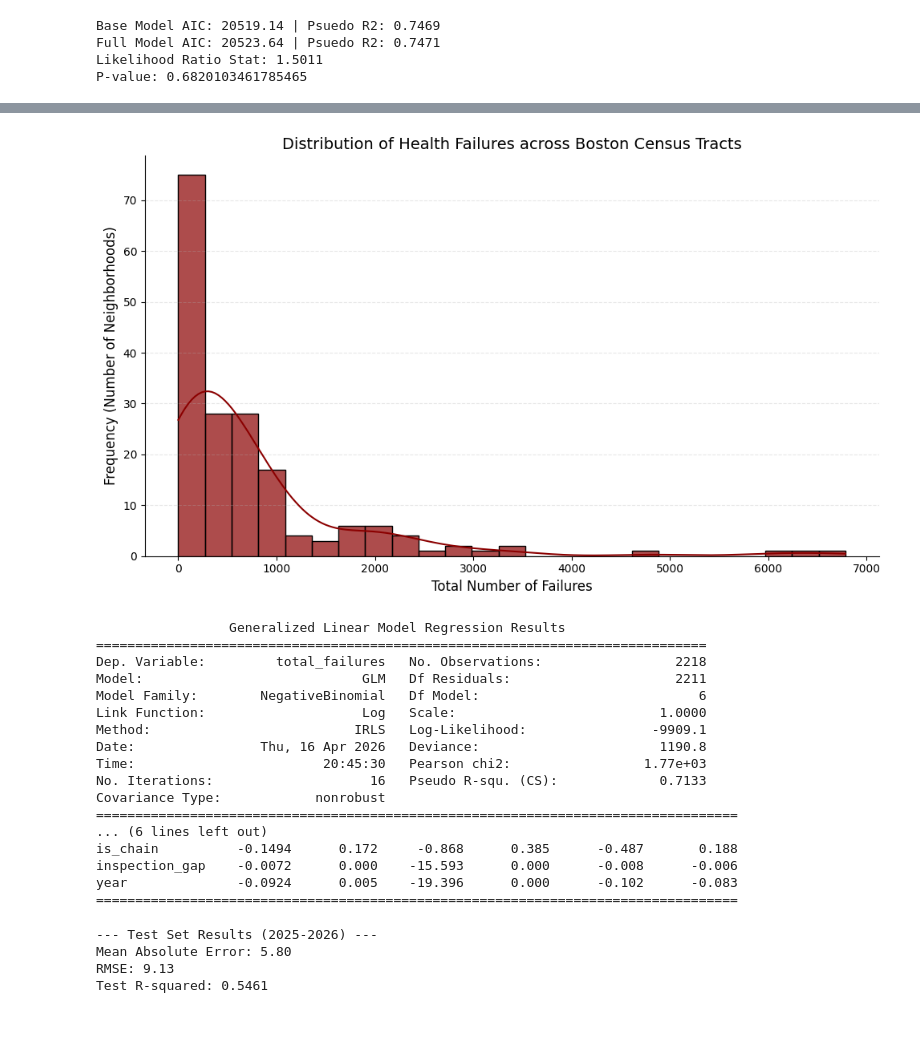
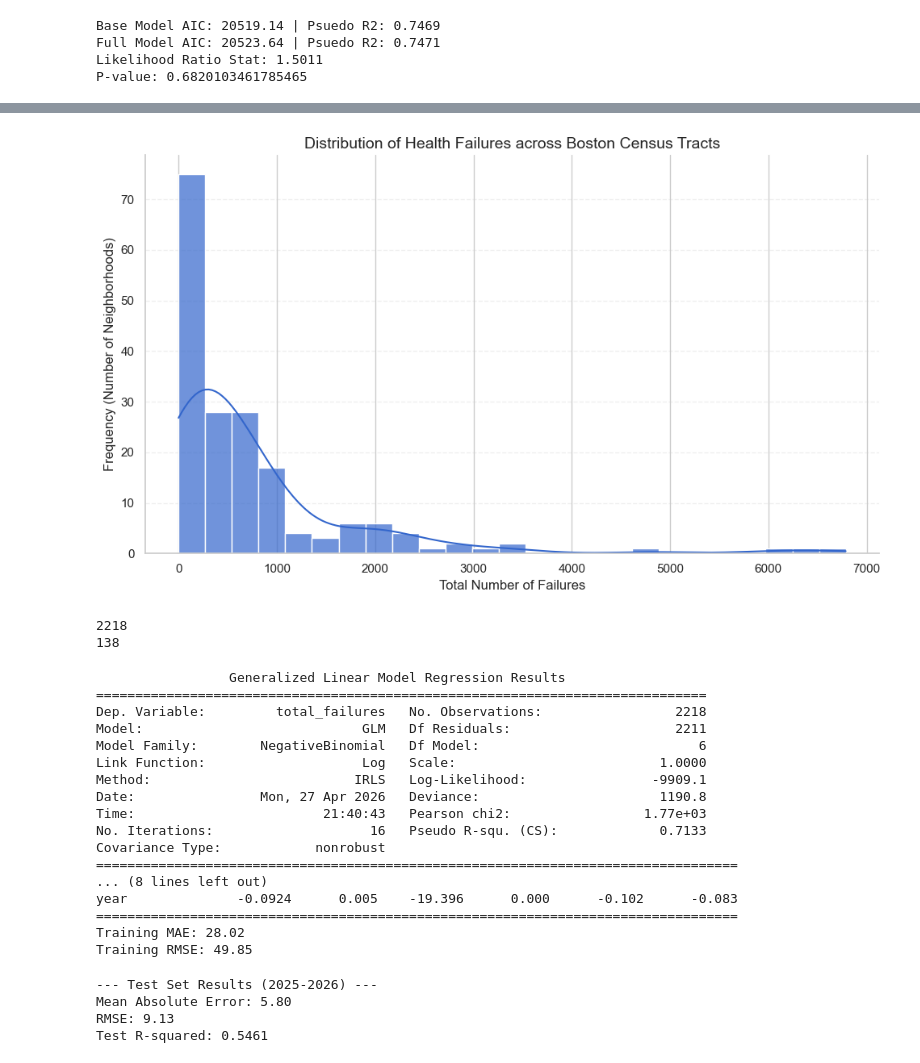
Before and after one commit to sy112-ops/YehS.ProjectDSH, a Jupyter notebook: YehS.ProjectDSH.ipynb, the cells around one changed output, grey strips where cells are left out. Drawn from its saved outputs; the diff is of its cells as text; code cells hidden in the pictures; blank space fills up the shorter version.

```diff
--- a/YehS.ProjectDSH.ipynb
+++ b/YehS.ProjectDSH.ipynb
@@ -484,20 +517,20 @@ P-value: 0.6820103461785465
 # %%
 #Histogram plot of total failures
 tract_totals = final_analysis_df.groupby('fips_tract')['total_failures'].sum().reset_index()
 plt.figure(figsize=(10,6))
 
-sns.histplot(tract_totals['total_failures'], bins = 25, kde = True, color = 'darkred', alpha = 0.7)
+sns.histplot(tract_totals['total_failures'], bins = 25, kde = True, color = '#3366CC', alpha = 0.7)
 plt.title('Distribution of Health Failures across Boston Census Tracts', fontsize = 14)
 plt.xlabel('Total Number of Failures', fontsize=12)
 plt.ylabel('Frequency (Number of Neighborhoods)', fontsize=12)
 
 plt.grid(axis='y', linestyle = '--', alpha =0.3)
 sns.despine()
 plt.tight_layout()
 plt.savefig('tract_failure_histogram.png', dpi = 300)
 plt.show()
 # %% [output]
-[figure, old version]
+[figure, new version]
 # %%
 #Train/Test Split
 features = [
@@ -514,18 +547,34 @@ y_train = train_df['total_failures']
 
 X_test = test_df[features]
 y_test = test_df['total_failures']
+# %%
+print(len(train_df))
+print(len(test_df))
+# %% [output]
+2218
+138
 # %%
 import statsmodels.api as sm
 import statsmodels.formula.api as smf
+from sklearn.metrics import mean_squared_error
 
 #FINAL MODEL
-df_model['year'] = df_model['year'].astype('category')
-
 
 model_train = smf.glm(formula = "total_failures~flag_hygiene + flag_pests + flag_debris + is_chain + inspection_gap + year", data = train_df,
                         family = sm.families.NegativeBinomial()).fit()
 
 print(model_train.summary())
+
+y_train_pred = model_train.predict(train_df)
+y_train_actual = train_df['total_failures']
+
+train_rmse = np.sqrt(mean_squared_error(y_train_actual, y_train_pred))
+
+from sklearn.metrics import mean_absolute_error
+train_mae = mean_absolute_error(y_train_actual, y_train_pred)
+
+print(f"Training MAE: {train_mae:.2f}")
+print(f"Training RMSE: {train_rmse:.2f}")
 # %% [output]
                  Generalized Linear Model Regression Results
 ==============================================================================
@@ -534,16 +583,16 @@ Model:                            GLM   Df Residuals:                     2211
 Model Family:        NegativeBinomial   Df Model:                            6
 Link Function:                    Log   Scale:                          1.0000
 Method:                          IRLS   Log-Likelihood:                -9909.1
-Date:                Thu, 16 Apr 2026   Deviance:                       1190.8
-Time:                        20:45:30   Pearson chi2:                 1.77e+03
+Date:                Mon, 27 Apr 2026   Deviance:                       1190.8
+Time:                        21:40:43   Pearson chi2:                 1.77e+03
 No. Iterations:                    16   Pseudo R-squ. (CS):             0.7133
 Covariance Type:            nonrobust
 ==================================================================================
-... (6 lines left out)
-is_chain          -0.1494      0.172     -0.868      0.385      -0.487       0.188
-inspection_gap    -0.0072      0.000    -15.593      0.000      -0.008      -0.006
+... (8 lines left out)
 year              -0.0924      0.005    -19.396      0.000      -0.102      -0.083
 ==================================================================================
+Training MAE: 28.02
+Training RMSE: 49.85
 # %%
 from sklearn.metrics import mean_absolute_error, mean_squared_error
 #Regression assumptions
```
Also changed, not shown: parts of 14 cells of this notebook.
